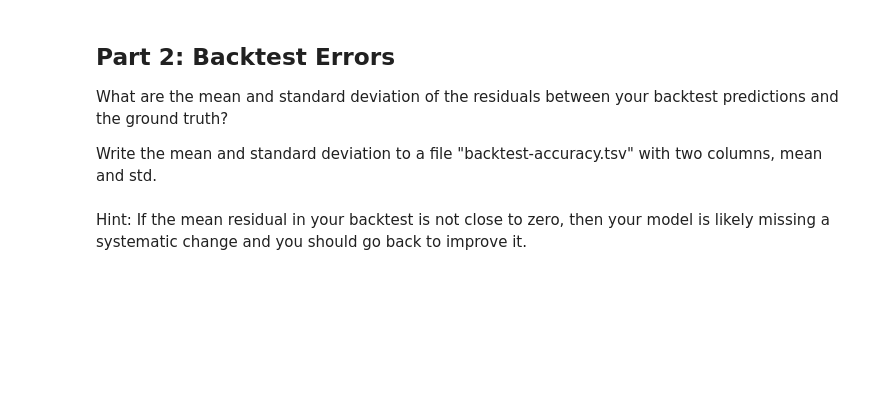
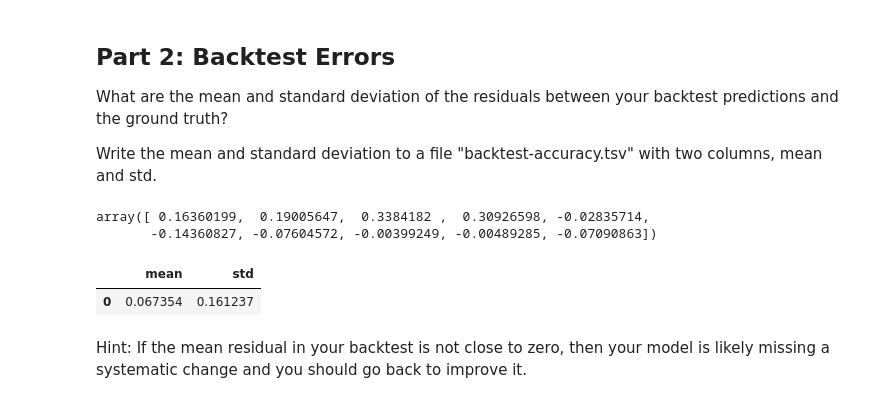
Before and after one commit to calebhadley1/AI_in_the_Field_Coursework, a Jupyter notebook: Week 2/dx704-project-02.ipynb, the cells around one changed output. Saved outputs shown, nothing was run; the diff lists cells and outputs as text; code cells hidden in the pictures; blank space fills up the shorter version.

```diff
--- a/Week 2/dx704-project-02.ipynb
+++ b/Week 2/dx704-project-02.ipynb
@@ -248,3 +244,23 @@ Write the mean and standard deviation to a file "backtest-accuracy.tsv" with two
+# %%
+residuals = backtest_df['price'].values - test_df['price'].values
+residuals
+# %% [output]
+array([ 0.16360199,  0.19005647,  0.3384182 ,  0.30926598, -0.02835714,
+       -0.14360827, -0.07604572, -0.00399249, -0.00489285, -0.07090863])
+# %%
+residuals_std = np.std(residuals)
+residuals_mean = np.mean(residuals)
+# %%
+backtest_accuracy = pd.DataFrame({
+    'mean': [residuals_mean],
+    'std': [residuals_std]
+})
+
+backtest_accuracy.to_csv('backtest-accuracy.tsv', sep='\t', index=False)
+backtest_accuracy
+# %% [output]
+|  | mean | std |
+| 0 | 0.067354 | 0.161237 |
 # %% [markdown]
 Hint: If the mean residual in your backtest is not close to zero, then your model is likely missing a systematic change and you should go back to improve it.
 # %% [markdown]
```
Also changed, not shown: parts of 1 cell of this notebook, 1 other file.
